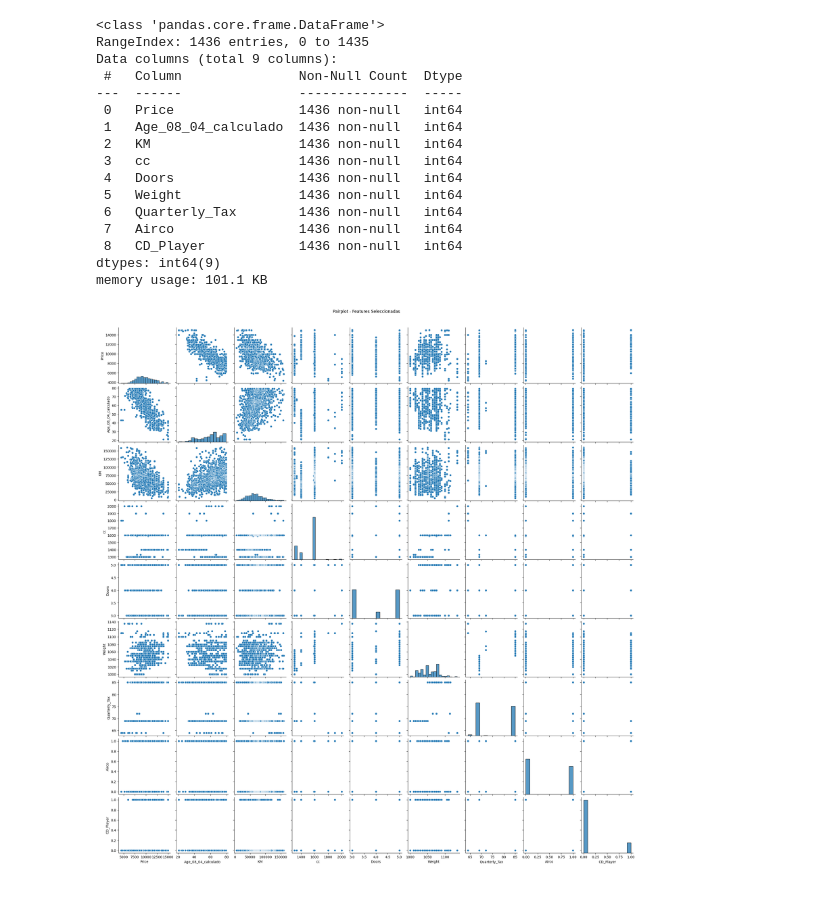
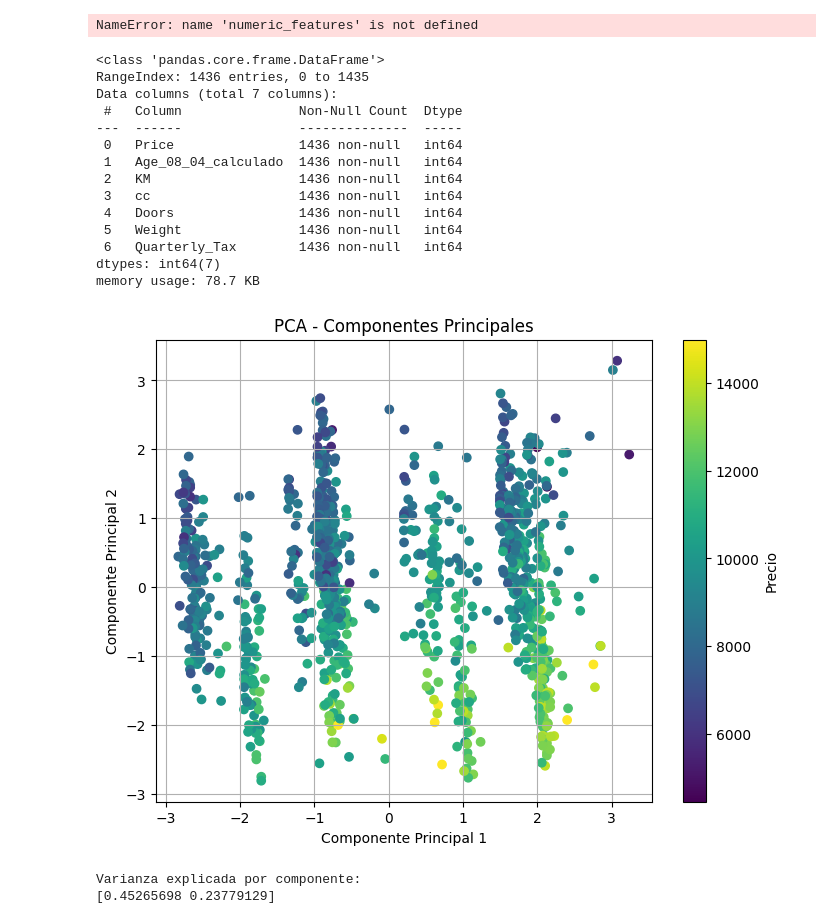
Before and after one commit to lucasdepetrisd/toyota_project, a Jupyter notebook: toyota_project/notebooks/toyota_m.ipynb, the cells around one changed output. Saved outputs shown, nothing was run; the diff lists cells and outputs as text; code cells hidden in the pictures; blank space fills up the shorter version.

```diff
--- a/toyota_project/notebooks/toyota_m.ipynb
+++ b/toyota_project/notebooks/toyota_m.ipynb
@@ -22,57 +23,111 @@ df = pd.read_csv(
     encoding="utf8",
     engine="python"
 )
+# %%
+#numeric_features = df.select_dtypes(include=["int64", "float64"])
+
+# 1. Estandarizar las features (sin incluir 'Price' porque es la target)
+X = numeric_features.drop(columns="Price")
+y = numeric_features["Price"]
+
+scaler = StandardScaler()
+X_scaled = scaler.fit_transform(X)
+
+# 2. Aplicar PCA
+pca = PCA(n_components=3)
+X_pca = pca.fit_transform(X_scaled)
+
+# 3. Visualizar
+plt.figure(figsize=(8, 6))
+plt.scatter(X_pca[:, 0], X_pca[:, 1], c=y, cmap='viridis')
+plt.colorbar(label="Precio")
+plt.xlabel("Componente Principal 1")
+plt.ylabel("Componente Principal 2")
+plt.title("PCA - Componentes Principales")
+plt.grid(True)
+plt.show()
+
+print("Varianza explicada por componente:")
+print(pca.explained_variance_ratio_)
+# %% [output]
+NameError: name 'numeric_features' is not defined
 # %%
 # =========================
 # 1. EXPLORACIÓN DE DATOS
 # =========================
 df["Age_08_04_calculado"] = (2004 - df["Mfg_Year"]) * 12 + (8 - df["Mfg_Month"])
 
-features_selected = ["Price", "Age_08_04_calculado", "KM", "cc", "Doors", "Weight","Quarterly_Tax","Airco","CD_Player",]
+features_selected = ["Price", "Age_08_04_calculado", "KM", "cc", "Doors", "Weight","Quarterly_Tax"]
 
 df_selected = df[features_selected].copy()
 
 df_selected.info()
+
 df_selected.describe()
+
 df_selected.describe().T
+
 df_selected.head()
 
 
 # 👉 Filtro por sentido común / dominio
 df_selected = df_selected[
     (df_selected["Price"] > 1000) & (df_selected["Price"] < 15000) &
-    (df_selected["Age_08_04_calculado"] > 10) & (df_selected["Age_08_04_calculado"] < 80) &
-    (df_selected["KM"] > 0) & (df_selected["KM"] < 160000) &
+    (df_selected["Age_08_04_calculado"] > 30) & (df_selected["Age_08_04_calculado"] < 80) &
+    (df_selected["KM"] > 0) & (df_selected["KM"] < 140000) &
     (df_selected["cc"] > 600) & (df_selected["cc"] < 2500) &
     (df_selected["Weight"] > 800) & (df_selected["Weight"] < 1200) &
     (df_selected["Doors"].isin([3, 4, 5])) &
     (df_selected["Quarterly_Tax"] > 30) & (df_selected["Quarterly_Tax"] < 120)
 
 ]
+
+# 1. Estandarizar las features (sin incluir 'Price' porque es la target)
+X = df_selected.drop(columns="Price")
+y = df_selected["Price"]
+
+scaler = StandardScaler()
+X_scaled = scaler.fit_transform(X)
+
+# 2. Aplicar PCA
+pca = PCA(n_components=2)
+X_pca = pca.fit_transform(X_scaled)
+
+# 3. Visualizar
+plt.figure(figsize=(8, 6))
+plt.scatter(X_pca[:, 0], X_pca[:, 1], c=y, cmap='viridis')
+plt.colorbar(label="Precio")
+plt.xlabel("Componente Principal 1")
+plt.ylabel("Componente Principal 2")
+plt.title("PCA - Componentes Principales")
+plt.grid(True)
+plt.show()
+
+print("Varianza explicada por componente:")
+print(pca.explained_variance_ratio_)
 # %% [output]
 <class 'pandas.core.frame.DataFrame'>
 RangeIndex: 1436 entries, 0 to 1435
-Data columns (total 9 columns):
+Data columns (total 7 columns):
  #   Column               Non-Null Count  Dtype
 ---  ------               --------------  -----
  0   Price                1436 non-null   int64
  1   Age_08_04_calculado  1436 non-null   int64
  2   KM                   1436 non-null   int64
  3   cc                   1436 non-null   int64
  4   Doors                1436 non-null   int64
  5   Weight               1436 non-null   int64
  6   Quarterly_Tax        1436 non-null   int64
- 7   Airco                1436 non-null   int64
- 8   CD_Player            1436 non-null   int64
-dtypes: int64(9)
-memory usage: 101.1 KB
+dtypes: int64(7)
+memory usage: 78.7 KB
+[figure, added]
+Varianza explicada por componente:
+[0.45265698 0.23779129]
 # %%
 # Pairplot
 sns.pairplot(data=df_selected.select_dtypes(include=np.number))
 plt.suptitle("Pairplot - Features Seleccionadas", y=1.02)
 plt.show()
-# %% [output]
-[figure, removed]
 # %%
 # Correlación (Pearson)
 corr_matrix = df_selected.select_dtypes(include=np.number).corr(method='pearson')
```
Also changed, not shown: parts of 11 cells of this notebook.
